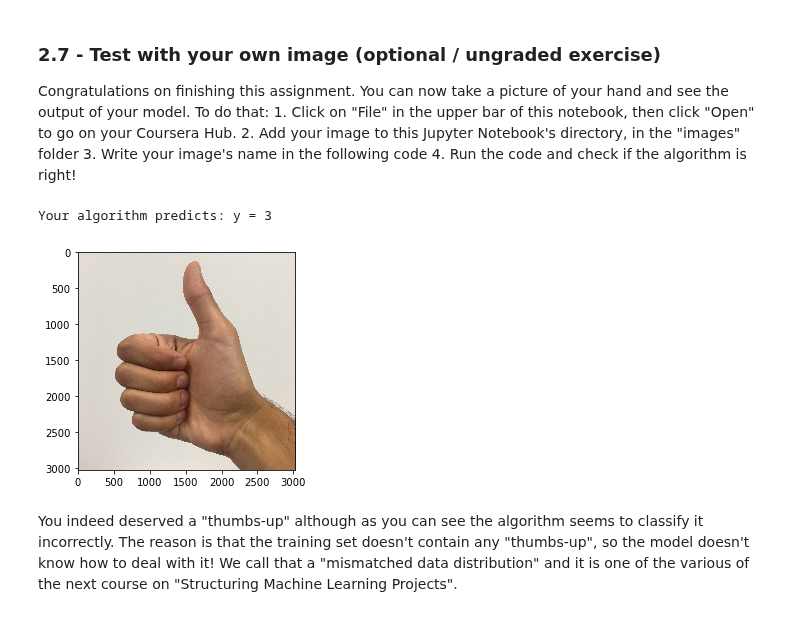
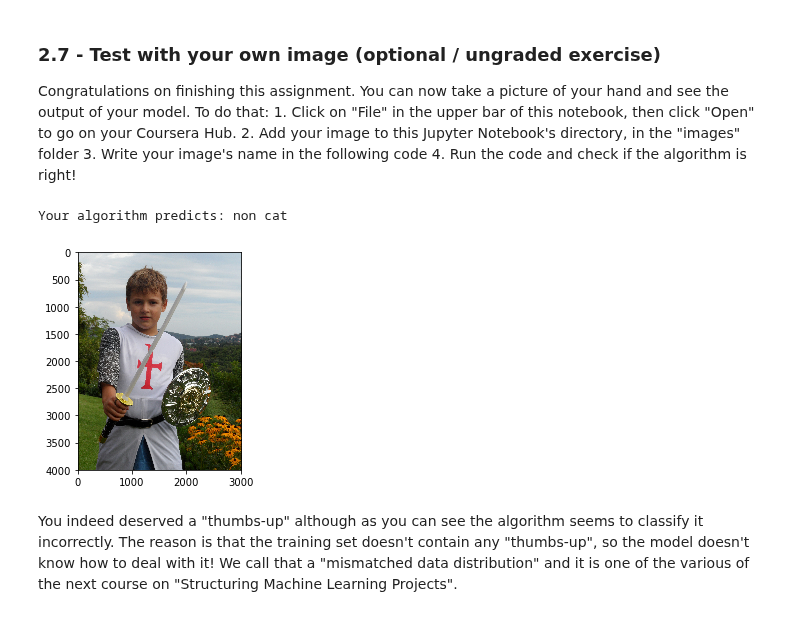
Before and after one commit to minimalgeek/Python, a Jupyter notebook: Deep_Learning/Week7/Tensorflow+Tutorial.ipynb, the cells around one changed output. Drawn from its saved outputs; the diff is of its cells as text; code cells hidden in the pictures.

```diff
--- a/Deep_Learning/Week7/Tensorflow+Tutorial.ipynb
+++ b/Deep_Learning/Week7/Tensorflow+Tutorial.ipynb
@@ -842,7 +842,7 @@ Now, you will bring it all together!
 **Exercise:** Implement the model. You will be calling the functions you had previously implemented.
 # %%
 def model(X_train, Y_train, X_test, Y_test, learning_rate = 0.0001,
-          num_epochs = 1500, minibatch_size = 32, print_cost = True):
+          num_epochs = 1000, minibatch_size = 32, print_cost = True):
     """
     Implements a three-layer tensorflow neural network: LINEAR->RELU->LINEAR->RELU->LINEAR->SOFTMAX.
 
@@ -1012,23 +1012,31 @@ Congratulations on finishing this assignment. You can now take a picture of your
 # %%
 import scipy
 from PIL import Image
 from scipy import ndimage
 
 ## START CODE HERE ## (PUT YOUR IMAGE NAME)
-my_image = "thumbs_up.jpg"
+#my_image = "thumbs_up.jpg"
+#my_image = "cat.jpg"
+my_image = "Aron.jpg"
 ## END CODE HERE ##
 
 # We preprocess your image to fit your algorithm.
 fname = "images/" + my_image
 image = np.array(ndimage.imread(fname, flatten=False))
 my_image = scipy.misc.imresize(image, size=(64,64)).reshape((1, 64*64*3)).T
 my_image_prediction = predict(my_image, parameters)
 
 plt.imshow(image)
-print("Your algorithm predicts: y = " + str(np.squeeze(my_image_prediction)))
+
+#print("Your algorithm predicts: y = " + str(np.squeeze(my_image_prediction)))
+
+if my_image_prediction == 1:
+    print("Your algorithm predicts: cat ")
+else:
+    print("Your algorithm predicts: non cat ")
 # %% [output]
-Your algorithm predicts: y = 3
+Your algorithm predicts: non cat
-[figure, old version]
+[figure, new version]
 # %% [markdown]
 You indeed deserved a "thumbs-up" although as you can see the algorithm seems to classify it incorrectly. The reason is that the training set doesn't contain any "thumbs-up", so the model doesn't know how to deal with it! We call that a "mismatched data distribution" and it is one of the various of the next course on "Structuring Machine Learning Projects".
 # %% [markdown]
```
Also changed, not shown: parts of 3 cells of this notebook, 6 other files.
